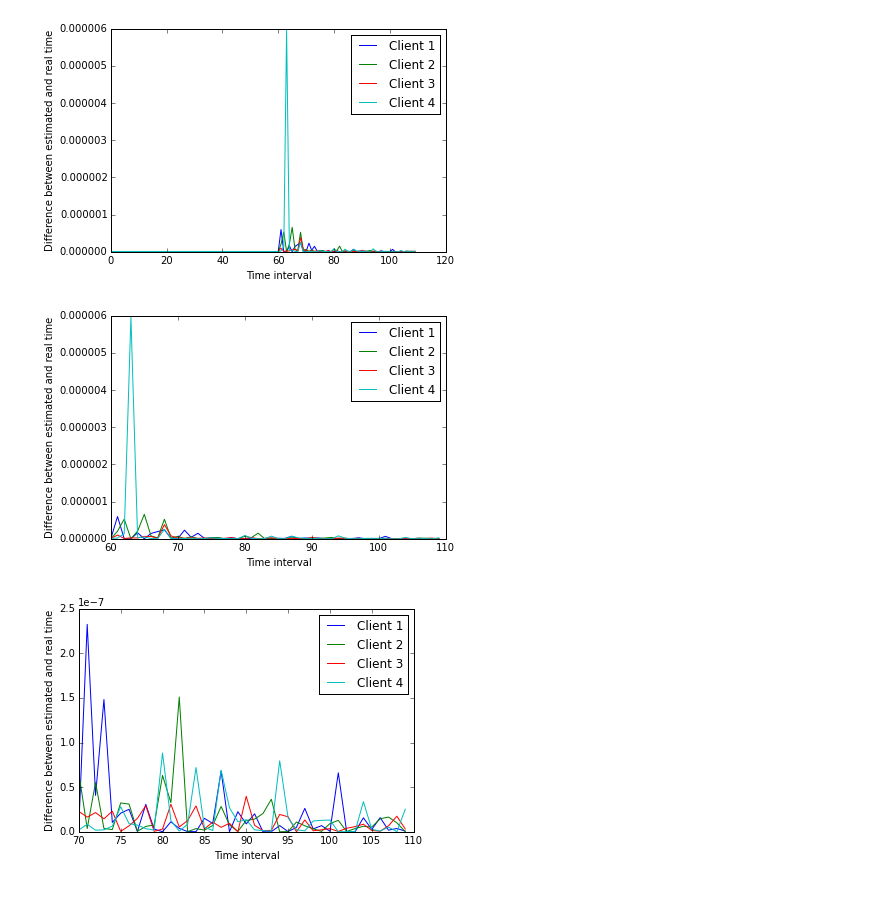
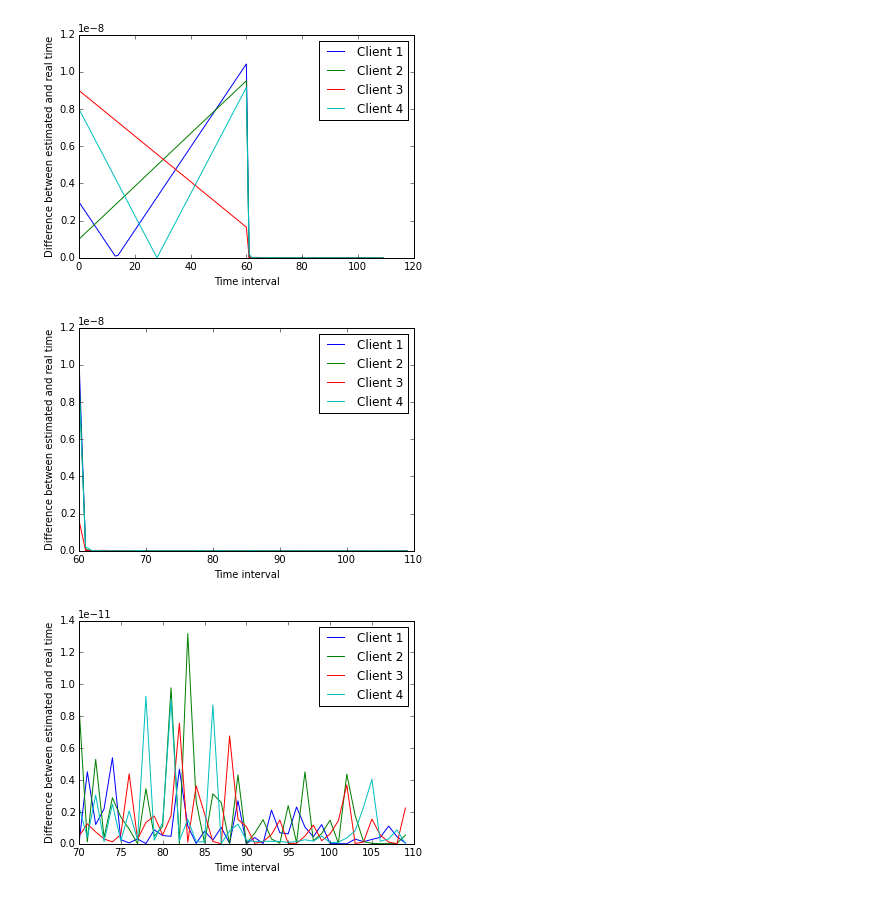
Before and after one commit to vasukiswamy/cs268project, a Jupyter notebook: Clock Synch Simulation.ipynb, the cells around one changed output. Drawn from its saved outputs; the diff is of its cells as text; code cells hidden in the pictures.

Commit message:
model noise

```diff
--- a/Clock Synch Simulation.ipynb
+++ b/Clock Synch Simulation.ipynb
@@ -175 +256,10 @@ class System:
+# %%
+# Constants
+
+t0 = 0.001 # length of interval; 1 ms
+noise_sigma = 1 # for distr of noise
+alpha_ppm = 300
+frequency = 10 # Ghz
+duration = 100 # seconds
+default_model = True # using first clocktime
 # %%
@@ -202,28 +289,25 @@ system.create_graph(70)
 # %%
-t0 = 0.0000001 # length of interval; 0.1 microsecond
-sigma = 1 #for distr of noise
-
 # Initialize
 system = System(t0)
 
 # Add some nodes
 # id, alpha, beta, distance in meters
 system.add_client(1, 0.999999776296498, 0.000000003, 2.2, False)
 system.add_client(2, 1.000000141952192, 0.000000001, 2.6, False)
 system.add_client(3, 0.999999877467404, 0.000000009, 3.9, False)
 system.add_client(4, 0.99999971401255, 0.000000008, 3.1, False)
 
 # Allow clocks to drift 60 intervals
 system.drift(60)
 
 # Start synchronization for 50 intervals
-system.start_synch(50, sigma, 200e-9, True)
+system.start_synch(50,default_model, noise_sigma, 200e-9, True)
 
 system.create_graph()
 system.create_graph(60)
 system.create_graph(70)
 # %% [output]
-[figure, old version]
+[figure, new version]
-[figure, old version]
+[figure, new version]
-[figure, old version]
+[figure, new version]
 # %%
```
Also changed, not shown: parts of 6 cells of this notebook.
